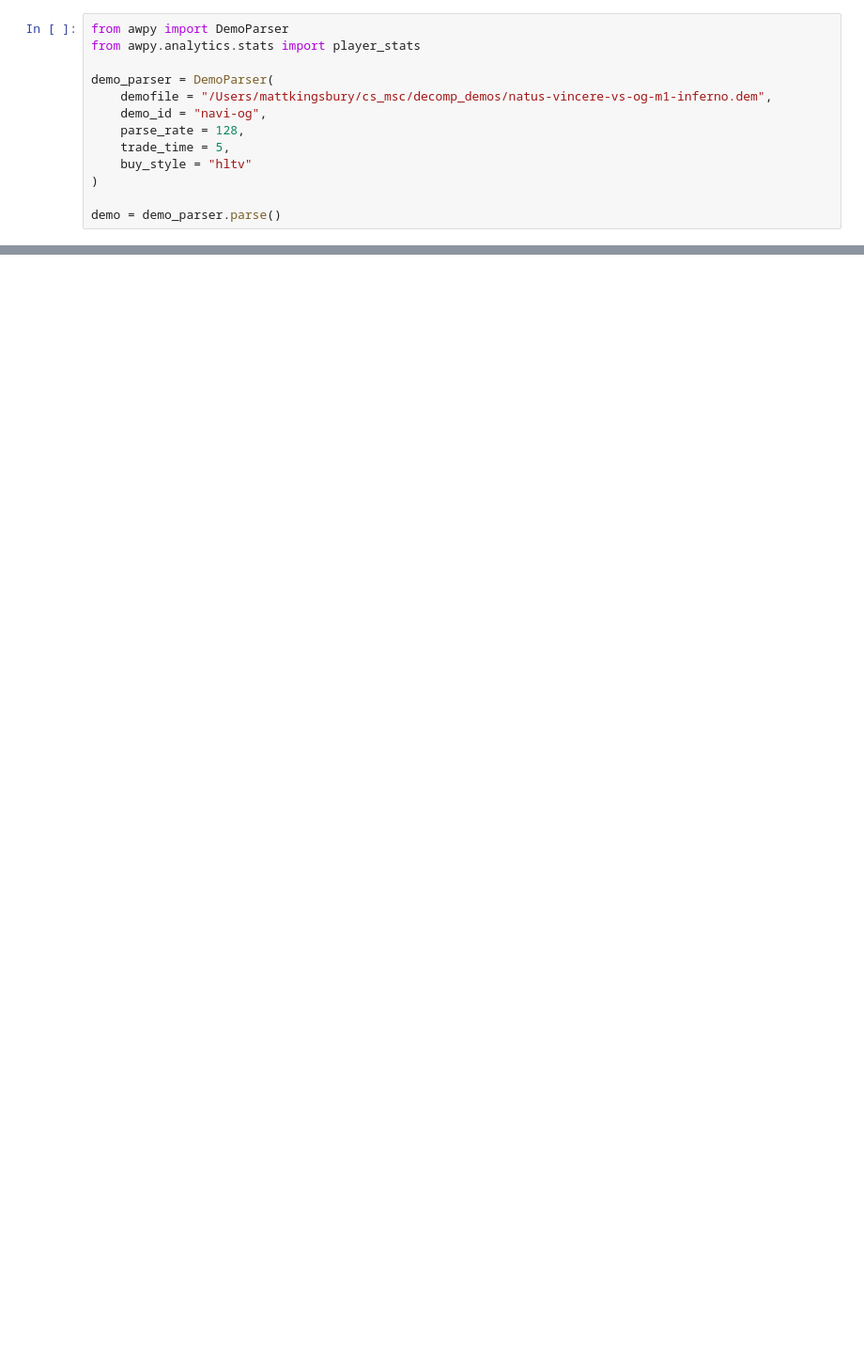
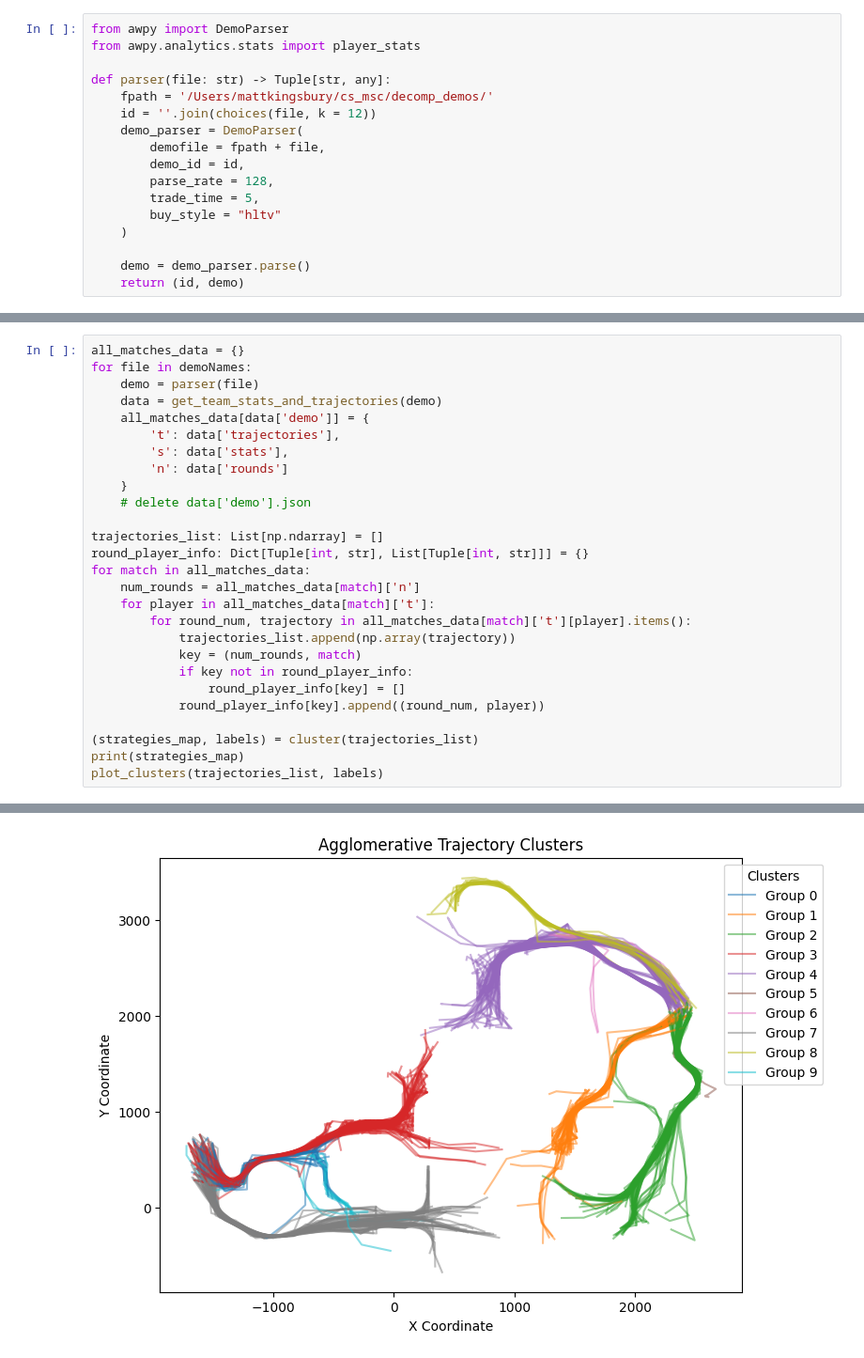
Before and after one commit to MJKingsbury/csA, a Jupyter notebook: src/main.ipynb, the cells around one changed output, grey strips where cells are left out. Shown: that part at 94% size. Drawn from its saved outputs; the diff is of its cells as text; blank space fills up the shorter version.

Commit message:
Support for Multiple Demos

```diff
--- a/src/main.ipynb
+++ b/src/main.ipynb
@@ -13,15 +26,19 @@ device(type='mps')
 from awpy import DemoParser
 from awpy.analytics.stats import player_stats
 
-demo_parser = DemoParser(
-    demofile = "/Users/mattkingsbury/cs_msc/decomp_demos/natus-vincere-vs-og-m1-inferno.dem",
-    demo_id = "navi-og",
-    parse_rate = 128,
-    trade_time = 5,
-    buy_style = "hltv"
-)
+def parser(file: str) -> Tuple[str, any]:
+    fpath = '/Users/mattkingsbury/cs_msc/decomp_demos/'
+    id = ''.join(choices(file, k = 12))
+    demo_parser = DemoParser(
+        demofile = fpath + file,
+        demo_id = id,
+        parse_rate = 128,
+        trade_time = 5,
+        buy_style = "hltv"
+    )
 
-demo = demo_parser.parse()
+    demo = demo_parser.parse()
+    return (id, demo)
 # %%
 from helpers import arr_to_dict, calculate_distance, add_trajectory, traj_Seconds
 
@@ -217,0 +290,28 @@ plt.show()
+# %%
+all_matches_data = {}
+for file in demoNames:
+    demo = parser(file)
+    data = get_team_stats_and_trajectories(demo)
+    all_matches_data[data['demo']] = {
+        't': data['trajectories'],
+        's': data['stats'],
+        'n': data['rounds']
+    }
+    # delete data['demo'].json
+
+trajectories_list: List[np.ndarray] = []
+round_player_info: Dict[Tuple[int, str], List[Tuple[int, str]]] = {}
+for match in all_matches_data:
+    num_rounds = all_matches_data[match]['n']
+    for player in all_matches_data[match]['t']:
+        for round_num, trajectory in all_matches_data[match]['t'][player].items():
+            trajectories_list.append(np.array(trajectory))
+            key = (num_rounds, match)
+            if key not in round_player_info:
+                round_player_info[key] = []
+            round_player_info[key].append((round_num, player))
+
+(strategies_map, labels) = cluster(trajectories_list)
+print(strategies_map)
+plot_clusters(trajectories_list, labels)
+# %% [output]
@@ -217,0 +319 @@ plt.show()
+[figure, added]
```
Also changed, not shown: parts of 8 cells of this notebook, 2 other files.
